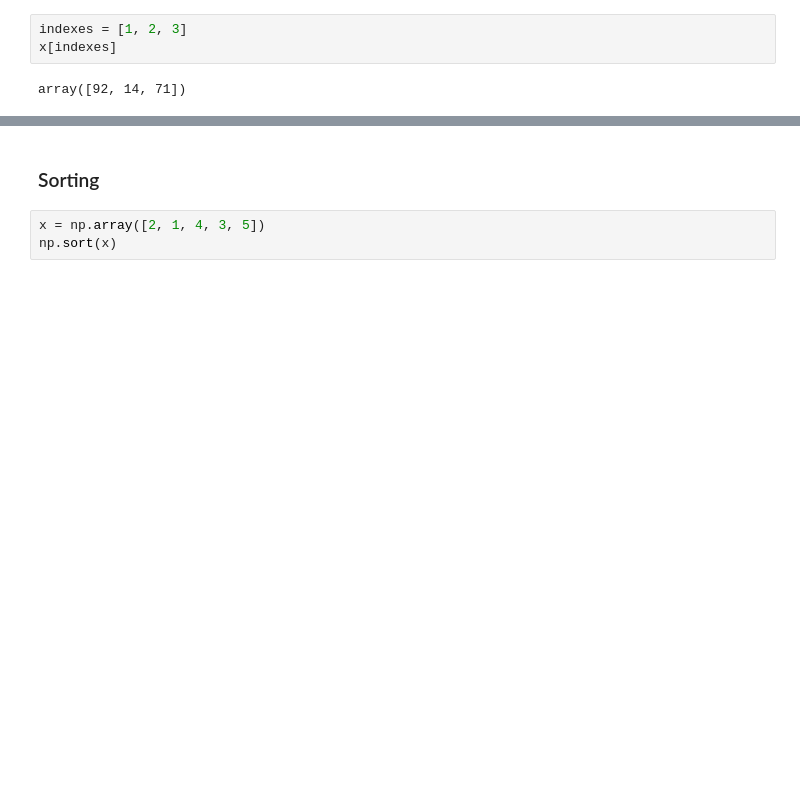
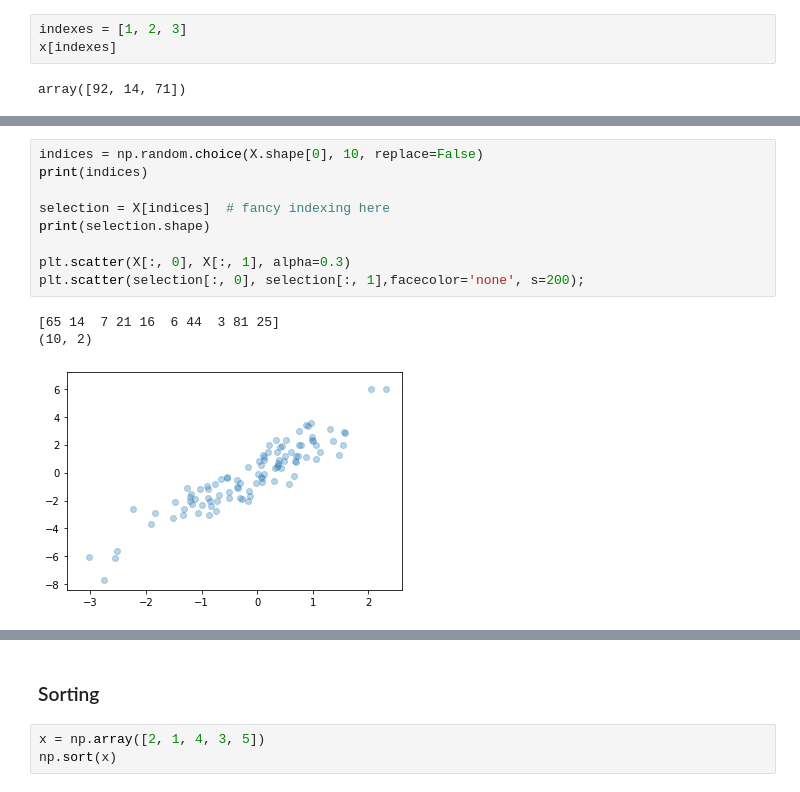
Before and after one commit to konstantinos-giannakopoulos/Python_Data_Science, a Jupyter notebook: Numpy_examples.ipynb, the cells around one changed output, grey strips where cells are left out. Cells and saved outputs as stored; diff of their text form; blank space fills up the shorter version.

```diff
--- a/Numpy_examples.ipynb
+++ b/Numpy_examples.ipynb
@@ -498,0 +632,13 @@ array([92, 14, 71])
+# %%
+indices = np.random.choice(X.shape[0], 10, replace=False)
+print(indices)
+
+selection = X[indices]  # fancy indexing here
+print(selection.shape)
+
+plt.scatter(X[:, 0], X[:, 1], alpha=0.3)
+plt.scatter(selection[:, 0], selection[:, 1],facecolor='none', s=200);
+# %% [output]
+[65 14  7 21 16  6 44  3 81 25]
+(10, 2)
+[figure, added]
```
Also changed, not shown: parts of 26 cells of this notebook.
